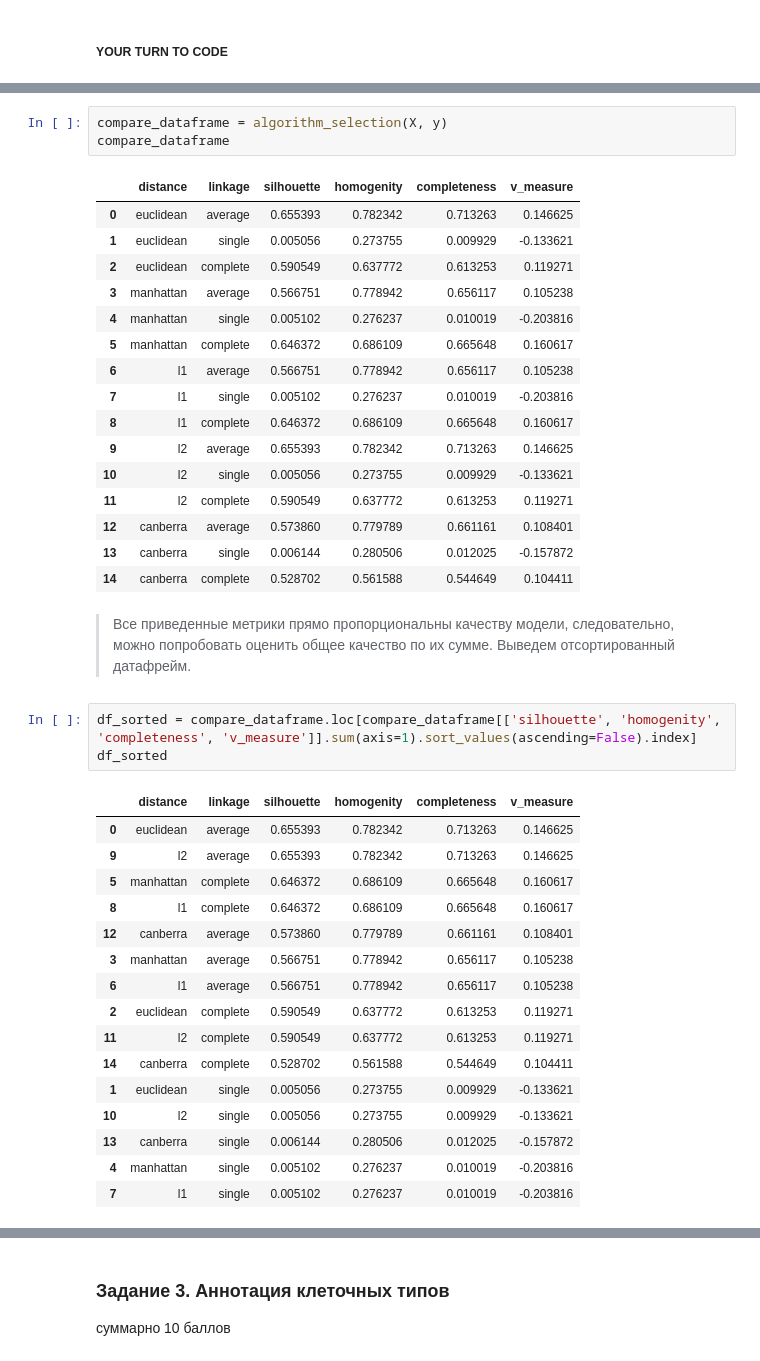
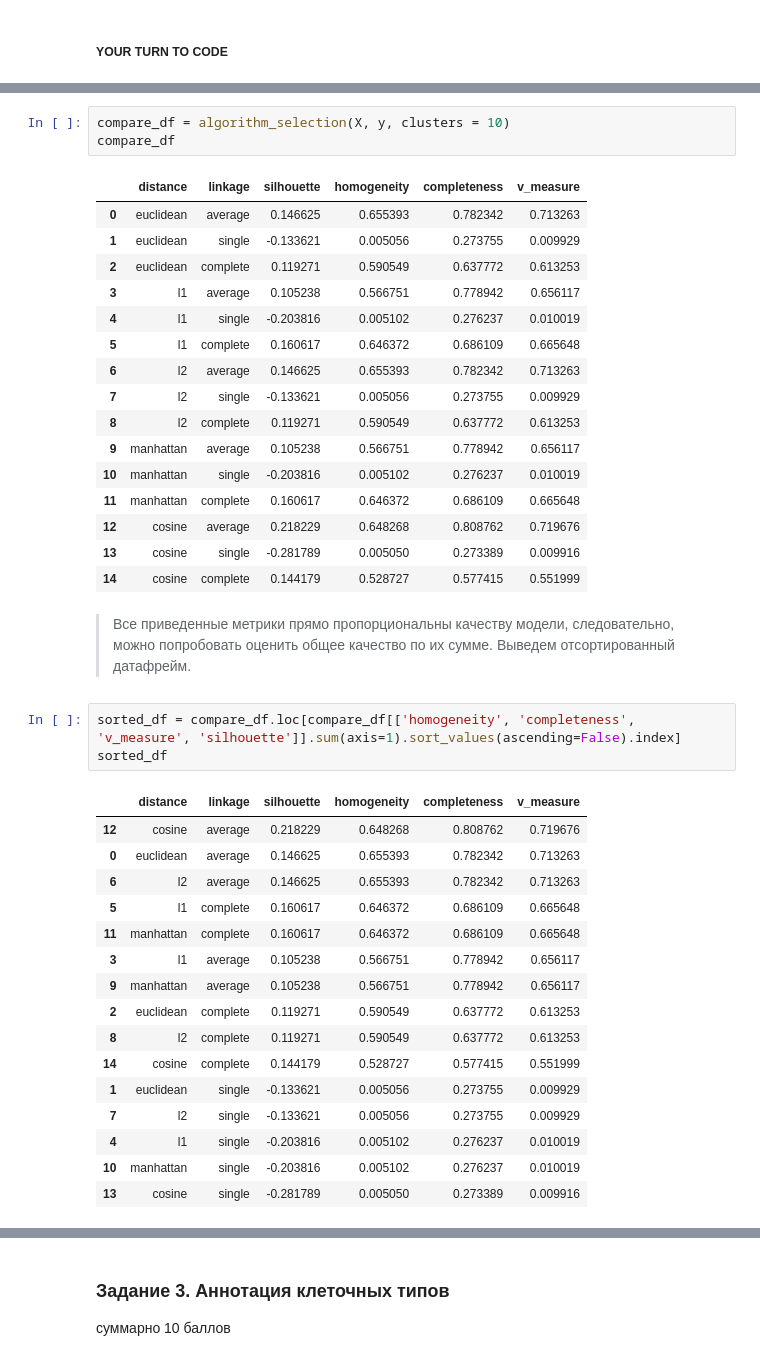
Before and after one commit to PolinaVaganova/BI-ml-2024, a Jupyter notebook: lecture_3_unsupervised_learning/homework/Cluster_tSNE.ipynb, the cells around one changed output, grey strips where cells are left out. Drawn from its saved outputs; the diff is of its cells as text.

```diff
--- a/lecture_3_unsupervised_learning/homework/Cluster_tSNE.ipynb
+++ b/lecture_3_unsupervised_learning/homework/Cluster_tSNE.ipynb
@@ -290,45 +286,45 @@ def algorithm_selection(X, y, n_clusters=10, distances=('euclidean', 'manhattan'
 
     return compare_dataframe
 # %%
-compare_dataframe = algorithm_selection(X, y)
-compare_dataframe
+compare_df = algorithm_selection(X, y, clusters = 10)
+compare_df
 # %% [output]
-|  | distance | linkage | silhouette | homogenity | completeness | v_measure |
-| 0 | euclidean | average | 0.655393 | 0.782342 | 0.713263 | 0.146625 |
-| 1 | euclidean | single | 0.005056 | 0.273755 | 0.009929 | -0.133621 |
-| 2 | euclidean | complete | 0.590549 | 0.637772 | 0.613253 | 0.119271 |
-| 3 | manhattan | average | 0.566751 | 0.778942 | 0.656117 | 0.105238 |
-| 4 | manhattan | single | 0.005102 | 0.276237 | 0.010019 | -0.203816 |
-| 5 | manhattan | complete | 0.646372 | 0.686109 | 0.665648 | 0.160617 |
-| 6 | l1 | average | 0.566751 | 0.778942 | 0.656117 | 0.105238 |
-| 7 | l1 | single | 0.005102 | 0.276237 | 0.010019 | -0.203816 |
-| 8 | l1 | complete | 0.646372 | 0.686109 | 0.665648 | 0.160617 |
-| 9 | l2 | average | 0.655393 | 0.782342 | 0.713263 | 0.146625 |
-| 10 | l2 | single | 0.005056 | 0.273755 | 0.009929 | -0.133621 |
-| 11 | l2 | complete | 0.590549 | 0.637772 | 0.613253 | 0.119271 |
-| 12 | canberra | average | 0.573860 | 0.779789 | 0.661161 | 0.108401 |
-| 13 | canberra | single | 0.006144 | 0.280506 | 0.012025 | -0.157872 |
-| 14 | canberra | complete | 0.528702 | 0.561588 | 0.544649 | 0.104411 |
+|  | distance | linkage | silhouette | homogeneity | completeness | v_measure |
+| 0 | euclidean | average | 0.146625 | 0.655393 | 0.782342 | 0.713263 |
+| 1 | euclidean | single | -0.133621 | 0.005056 | 0.273755 | 0.009929 |
+| 2 | euclidean | complete | 0.119271 | 0.590549 | 0.637772 | 0.613253 |
+| 3 | l1 | average | 0.105238 | 0.566751 | 0.778942 | 0.656117 |
+| 4 | l1 | single | -0.203816 | 0.005102 | 0.276237 | 0.010019 |
+| 5 | l1 | complete | 0.160617 | 0.646372 | 0.686109 | 0.665648 |
+| 6 | l2 | average | 0.146625 | 0.655393 | 0.782342 | 0.713263 |
+| 7 | l2 | single | -0.133621 | 0.005056 | 0.273755 | 0.009929 |
+| 8 | l2 | complete | 0.119271 | 0.590549 | 0.637772 | 0.613253 |
+| 9 | manhattan | average | 0.105238 | 0.566751 | 0.778942 | 0.656117 |
+| 10 | manhattan | single | -0.203816 | 0.005102 | 0.276237 | 0.010019 |
+| 11 | manhattan | complete | 0.160617 | 0.646372 | 0.686109 | 0.665648 |
+| 12 | cosine | average | 0.218229 | 0.648268 | 0.808762 | 0.719676 |
+| 13 | cosine | single | -0.281789 | 0.005050 | 0.273389 | 0.009916 |
+| 14 | cosine | complete | 0.144179 | 0.528727 | 0.577415 | 0.551999 |
 # %% [markdown]
 > Все приведенные метрики прямо пропорциональны качеству модели, следовательно, можно попробовать оценить общее качество по их сумме. Выведем отсортированный датафрейм.
 # %%
-df_sorted = compare_dataframe.loc[compare_dataframe[['silhouette', 'homogenity', 'completeness', 'v_measure']].sum(axis=1).sort_values(ascending=False).index]
-df_sorted
+sorted_df = compare_df.loc[compare_df[['homogeneity', 'completeness', 'v_measure', 'silhouette']].sum(axis=1).sort_values(ascending=False).index]
+sorted_df
 # %% [output]
-|  | distance | linkage | silhouette | homogenity | completeness | v_measure |
-| 0 | euclidean | average | 0.655393 | 0.782342 | 0.713263 | 0.146625 |
-| 9 | l2 | average | 0.655393 | 0.782342 | 0.713263 | 0.146625 |
-| 5 | manhattan | complete | 0.646372 | 0.686109 | 0.665648 | 0.160617 |
-| 8 | l1 | complete | 0.646372 | 0.686109 | 0.665648 | 0.160617 |
-| 12 | canberra | average | 0.573860 | 0.779789 | 0.661161 | 0.108401 |
-| 3 | manhattan | average | 0.566751 | 0.778942 | 0.656117 | 0.105238 |
-| 6 | l1 | average | 0.566751 | 0.778942 | 0.656117 | 0.105238 |
-| 2 | euclidean | complete | 0.590549 | 0.637772 | 0.613253 | 0.119271 |
-| 11 | l2 | complete | 0.590549 | 0.637772 | 0.613253 | 0.119271 |
-| 14 | canberra | complete | 0.528702 | 0.561588 | 0.544649 | 0.104411 |
-| 1 | euclidean | single | 0.005056 | 0.273755 | 0.009929 | -0.133621 |
-| 10 | l2 | single | 0.005056 | 0.273755 | 0.009929 | -0.133621 |
-| 13 | canberra | single | 0.006144 | 0.280506 | 0.012025 | -0.157872 |
-| 4 | manhattan | single | 0.005102 | 0.276237 | 0.010019 | -0.203816 |
-| 7 | l1 | single | 0.005102 | 0.276237 | 0.010019 | -0.203816 |
+|  | distance | linkage | silhouette | homogeneity | completeness | v_measure |
+| 12 | cosine | average | 0.218229 | 0.648268 | 0.808762 | 0.719676 |
+| 0 | euclidean | average | 0.146625 | 0.655393 | 0.782342 | 0.713263 |
+| 6 | l2 | average | 0.146625 | 0.655393 | 0.782342 | 0.713263 |
+| 5 | l1 | complete | 0.160617 | 0.646372 | 0.686109 | 0.665648 |
+| 11 | manhattan | complete | 0.160617 | 0.646372 | 0.686109 | 0.665648 |
+| 3 | l1 | average | 0.105238 | 0.566751 | 0.778942 | 0.656117 |
+| 9 | manhattan | average | 0.105238 | 0.566751 | 0.778942 | 0.656117 |
+| 2 | euclidean | complete | 0.119271 | 0.590549 | 0.637772 | 0.613253 |
+| 8 | l2 | complete | 0.119271 | 0.590549 | 0.637772 | 0.613253 |
+| 14 | cosine | complete | 0.144179 | 0.528727 | 0.577415 | 0.551999 |
+| 1 | euclidean | single | -0.133621 | 0.005056 | 0.273755 | 0.009929 |
+| 7 | l2 | single | -0.133621 | 0.005056 | 0.273755 | 0.009929 |
+| 4 | l1 | single | -0.203816 | 0.005102 | 0.276237 | 0.010019 |
+| 10 | manhattan | single | -0.203816 | 0.005102 | 0.276237 | 0.010019 |
+| 13 | cosine | single | -0.281789 | 0.005050 | 0.273389 | 0.009916 |
 # %% [markdown]
```
Also changed, not shown: parts of 23 cells of this notebook, 4 other files.
